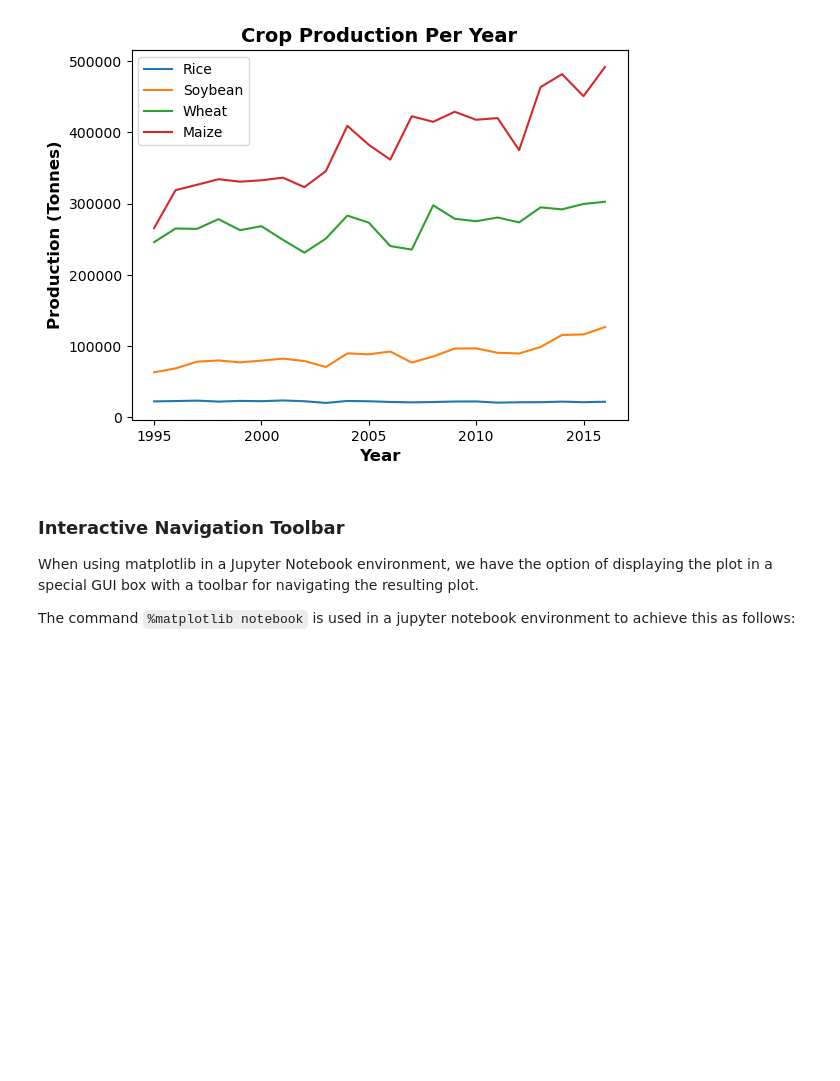
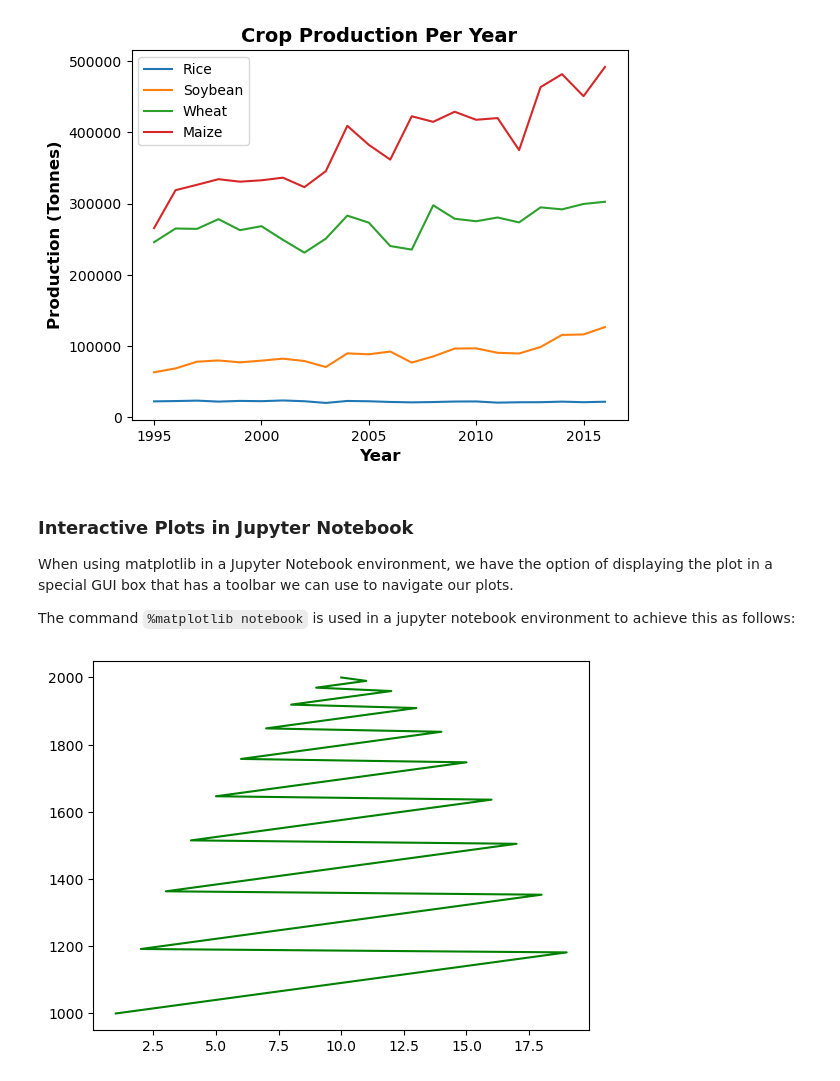
Before and after one commit to francis-ohara/intro-to-data-science, a Jupyter notebook: notebooks/5-matplotlib-exercise.ipynb, the cells around one changed output. Saved outputs shown, nothing was run; the diff lists cells and outputs as text; code cells hidden in the pictures; blank space fills up the shorter version.

Commit message:
Update 5: matplotlib exercise

```diff
--- a/notebooks/5-matplotlib-exercise.ipynb
+++ b/notebooks/5-matplotlib-exercise.ipynb
@@ -524,8 +524,8 @@ plt.savefig("../data/5-matplotlib/output/figure2.pdf", dpi=600)
 # %% [output]
 [figure]
 # %% [markdown]
-### Interactive Navigation Toolbar
-When using matplotlib in a Jupyter Notebook environment, we have the option of displaying the plot in a special GUI box with a toolbar for navigating the resulting plot.
+### Interactive Plots in Jupyter Notebook
+When using matplotlib in a Jupyter Notebook environment, we have the option of displaying the plot in a special GUI box that has a toolbar we can use to navigate our plots.
 
 The command `%matplotlib notebook` is used in a jupyter notebook environment to achieve this as follows:
 # %%
@@ -532,0 +533,12 @@ The command `%matplotlib notebook` is used in a jupyter notebook environment to
+# %%
+y = np.linspace(1000, 2000, 100)
+x = list()
+
+for i in range(1, 21):
+    for j in range(i, 21 - i):
+        x.append(j)
+
+plt.plot(x, y, "green")
+plt.show()
+# %% [output]
+[figure, added]
```
Also changed, not shown: parts of 20 cells of this notebook, 3 other files.
